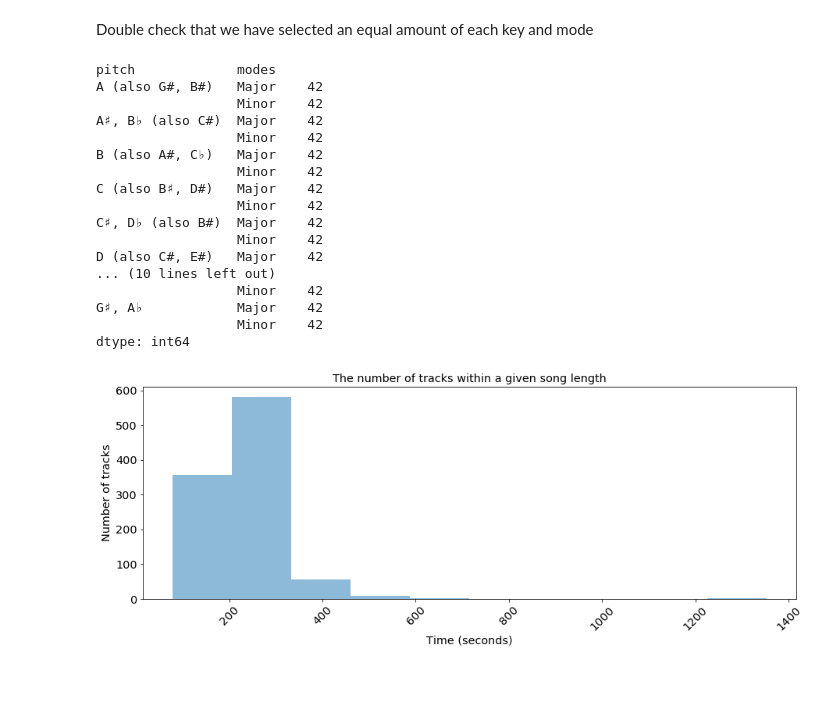
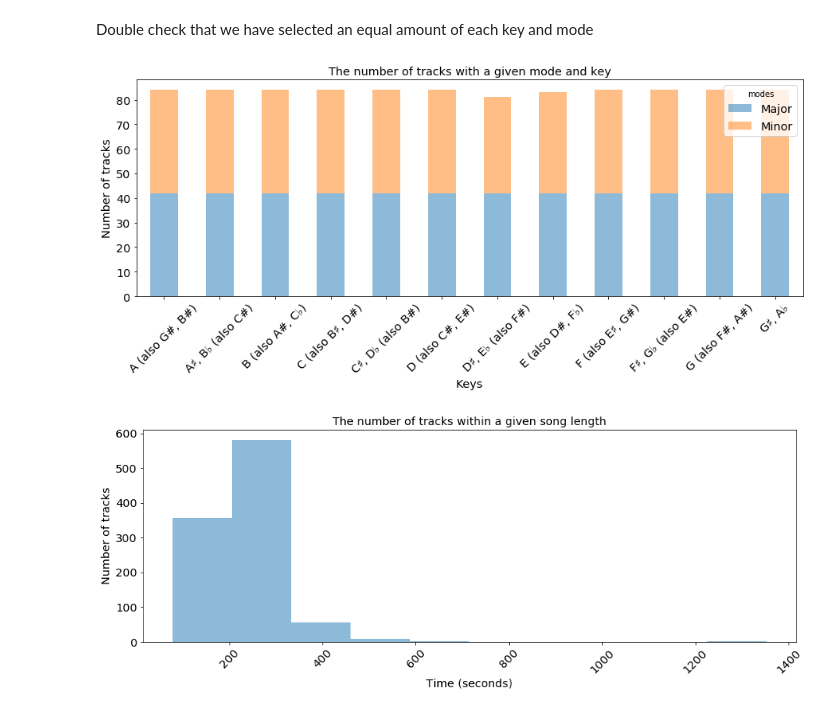
Before and after one commit to dunnkers/music-key-classification, a Jupyter notebook: src/Exploration_Jordan.ipynb, the cells around one changed output. Drawn from its saved outputs; the diff is of its cells as text; code cells hidden in the pictures; blank space fills up the shorter version.

```diff
--- a/src/Exploration_Jordan.ipynb
+++ b/src/Exploration_Jordan.ipynb
@@ -136,25 +136,14 @@ plt.show()
 Double check that we have selected an equal amount of each key and mode
 # %%
 df_comb = df.replace({"pitch": pitch_classes}).replace({"modes": {0: "Minor", 1: "Major"}})[["pitch", "modes"]]
-df_comb.groupby(['pitch', 'modes']).size() #.unstack().plot(kind='bar', stacked=True)
+df_comb.groupby(['pitch', 'modes']).size().unstack().plot(kind='bar', stacked=True, alpha=0.5)
+plt.xticks(rotation=45)
+plt.xlabel('Keys')
+plt.ylabel('Number of tracks')
+plt.title(f'The number of tracks with a given mode and key')
+plt.show()
 # %% [output]
-pitch             modes
-A (also G#, B#)   Major    42
-                  Minor    42
-A♯, B♭ (also C#)  Major    42
-                  Minor    42
-B (also A#, C♭)   Major    42
-                  Minor    42
-C (also B♯, D#)   Major    42
-                  Minor    42
-C♯, D♭ (also B#)  Major    42
-                  Minor    42
-D (also C#, E#)   Major    42
-... (10 lines left out)
-                  Minor    42
-G♯, A♭            Major    42
-                  Minor    42
-dtype: int64
+[figure, added]
 # %%
 plt.hist(df.durations, alpha=0.5)
 plt.xticks(rotation=45)
```
Also changed, not shown: parts of 1 cell of this notebook, 3 other files.
